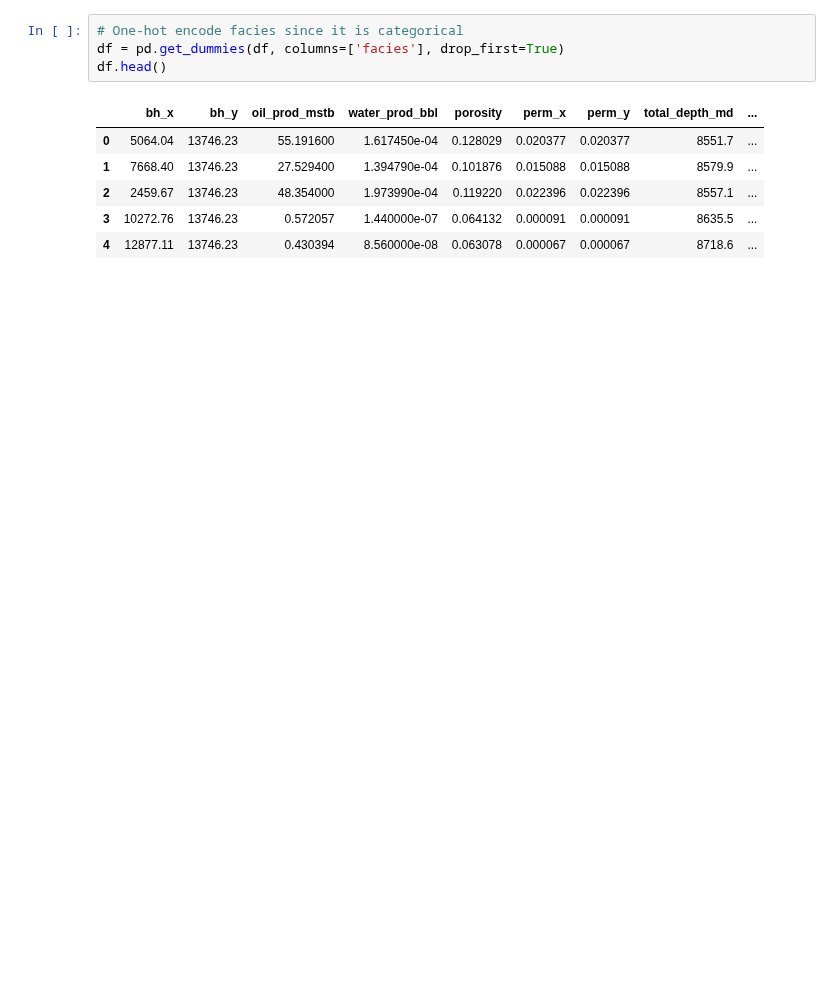
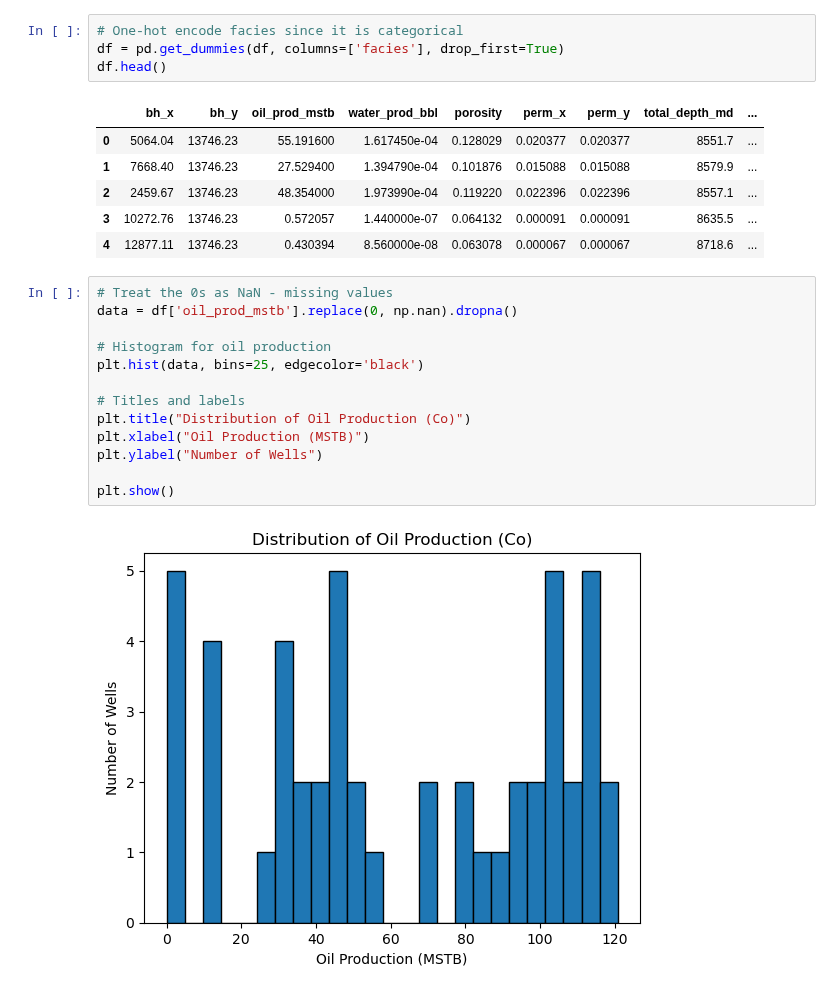
Before and after one commit to elnflores/NSC-325-Sweet-Spot-Identification, a Jupyter notebook: Sweet-Spot-Identification.ipynb, the cells around one changed output. Cells and saved outputs as stored; diff of their text form; blank space fills up the shorter version.

Commit message:
Added histograms and tried median imputation on gas and oil

```diff
--- a/Sweet-Spot-Identification.ipynb
+++ b/Sweet-Spot-Identification.ipynb
@@ -118,3 +118,18 @@ df.head()
 | 2 | 2459.67 | 13746.23 | 48.354000 | 1.973990e-04 | 0.119220 | 0.022396 | 0.022396 | 8557.1 | ... |
 | 3 | 10272.76 | 13746.23 | 0.572057 | 1.440000e-07 | 0.064132 | 0.000091 | 0.000091 | 8635.5 | ... |
 | 4 | 12877.11 | 13746.23 | 0.430394 | 8.560000e-08 | 0.063078 | 0.000067 | 0.000067 | 8718.6 | ... |
+# %%
+# Treat the 0s as NaN - missing values
+data = df['oil_prod_mstb'].replace(0, np.nan).dropna()
+
+# Histogram for oil production
+plt.hist(data, bins=25, edgecolor='black')
+
+# Titles and labels
+plt.title("Distribution of Oil Production (Co)")
+plt.xlabel("Oil Production (MSTB)")
+plt.ylabel("Number of Wells")
+
+plt.show()
+# %% [output]
+[figure, added]
```
Also changed, not shown: parts of 6 cells of this notebook.
